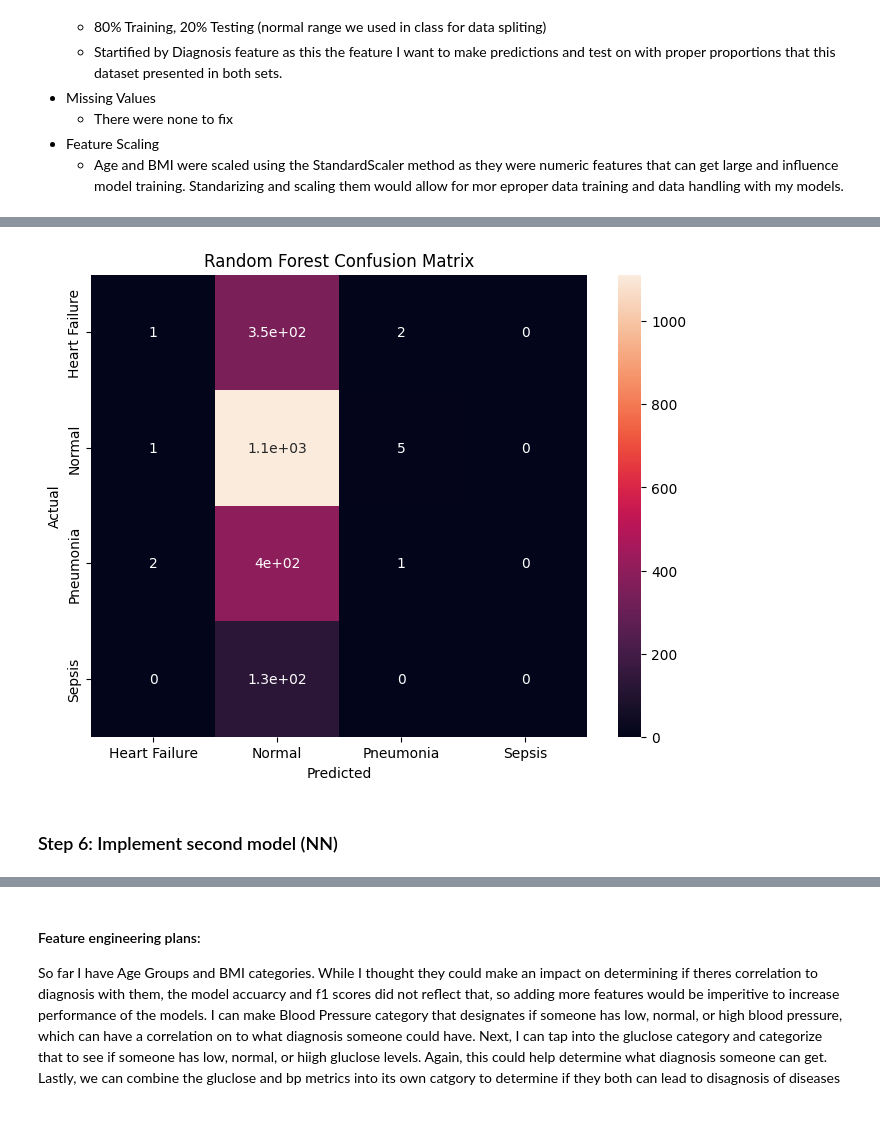
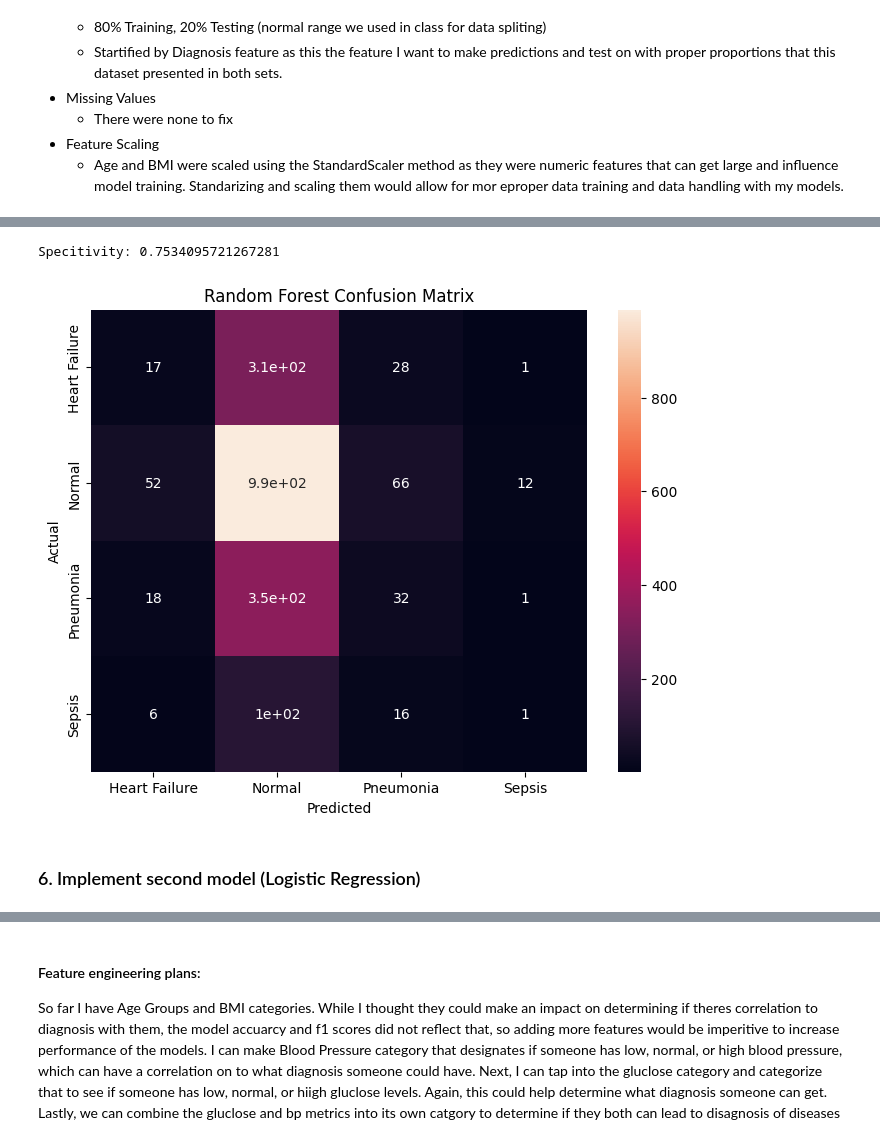
Before and after one commit to Reagansierra1/Diagnosis-Predictor, a Jupyter notebook: final_project_draft.ipynb, the cells around one changed output, grey strips where cells are left out. Drawn from its saved outputs; the diff is of its cells as text; code cells hidden in the pictures.

```diff
--- a/final_project_draft.ipynb
+++ b/final_project_draft.ipynb
@@ -193,9 +194,13 @@ X_test_numeric = pd.get_dummies(X_test_scaled, columns=['agegroup', 'bmicategory
 X_test_numeric_groups = X_test_numeric.reindex(columns=X_train_numeric.columns, fill_value=0)
 # %%
 random_forest_model = RandomForestClassifier(
-    n_estimators=200,
+    n_estimators=300,
+    max_depth=None,
+    min_samples_split=5,
+    min_samples_leaf=5,
     random_state=42,
-    n_jobs=-1
+    n_jobs=-1,
+    class_weight='balanced_subsample'
 )
 
 start_time = time.time()
@@ -204,11 +209,18 @@ random_forest_model.fit(X_train_numeric, y_train)
 
 random_forest_time = time.time() - start_time
 
-y_pred = random_forest_model.predict(X_test_numeric)
+y_pred_rf = random_forest_model.predict(X_test_numeric)
 
-accuracy = accuracy_score(y_test, y_pred)
-f1 = f1_score(y_test, y_pred, average='weighted')
+balanced_acc_rf = balanced_accuracy_score(y_test, y_pred_rf)
+
+macro_recall_rf = recall_score(y_test, y_pred_rf, average='macro')
+
+accuracy = accuracy_score(y_test, y_pred_rf)
+f1 = f1_score(y_test, y_pred_rf, average='weighted')
 print("Accuracy: ", accuracy)
 print("F1-score: ", f1)
 print("time:", random_forest_time)
+print("\nClassification Report:\n")
+print(classification_report(y_test, y_pred_rf))
+print("Balanced accuarcy (sensitivity and specifitivity centered):", balanced_acc_rf)
 # %% [output]
@@ -218,13 +245,34 @@ time: 0.3330202102661133
 # %%
-cm = confusion_matrix(y_test, y_pred, labels=random_forest_model.classes_)
+cm = confusion_matrix(y_test, y_pred_rf, labels=random_forest_model.classes_)
+
+specificities = []
+
+for i in range(len(cm)):
+    TP = cm[i, i]
+
+    FN = cm[i, :].sum() - TP
+    FP = cm[:, i].sum() - TP
+
+    TN = cm.sum() - (TP + FN + FP)
+
+    specificity = TN / (TN + FP)
+    specificities.append(specificity)
+
+print("Specitivity:", np.mean(specificities))
+
+true_negatives_rf = np.mean(specificities)
+
+
+
 plt.figure(figsize=(8,6))
 sns.heatmap(cm, annot=True, xticklabels=random_forest_model.classes_, yticklabels=random_forest_model.classes_)
 plt.xlabel('Predicted')
 plt.ylabel('Actual')
 plt.title('Random Forest Confusion Matrix')
 plt.show()
 # %% [output]
+Specitivity: 0.7534095721267281
-[figure, old version]
+[figure, new version]
 # %% [markdown]
-### Step 6: Implement second model (NN)
+### 6. Implement second model (Logistic Regression)
 # %%
```
Also changed, not shown: parts of 14 cells of this notebook.
